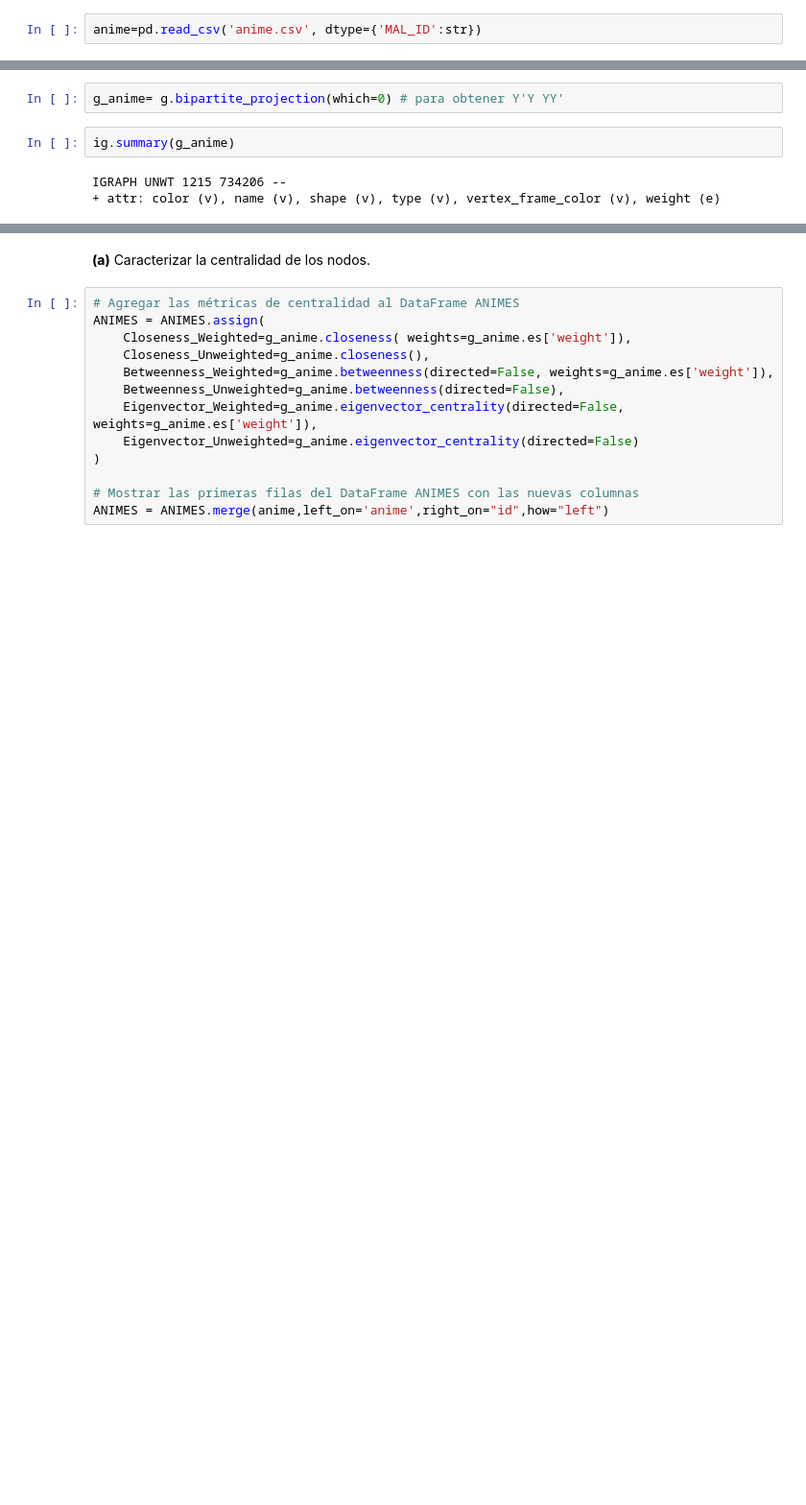
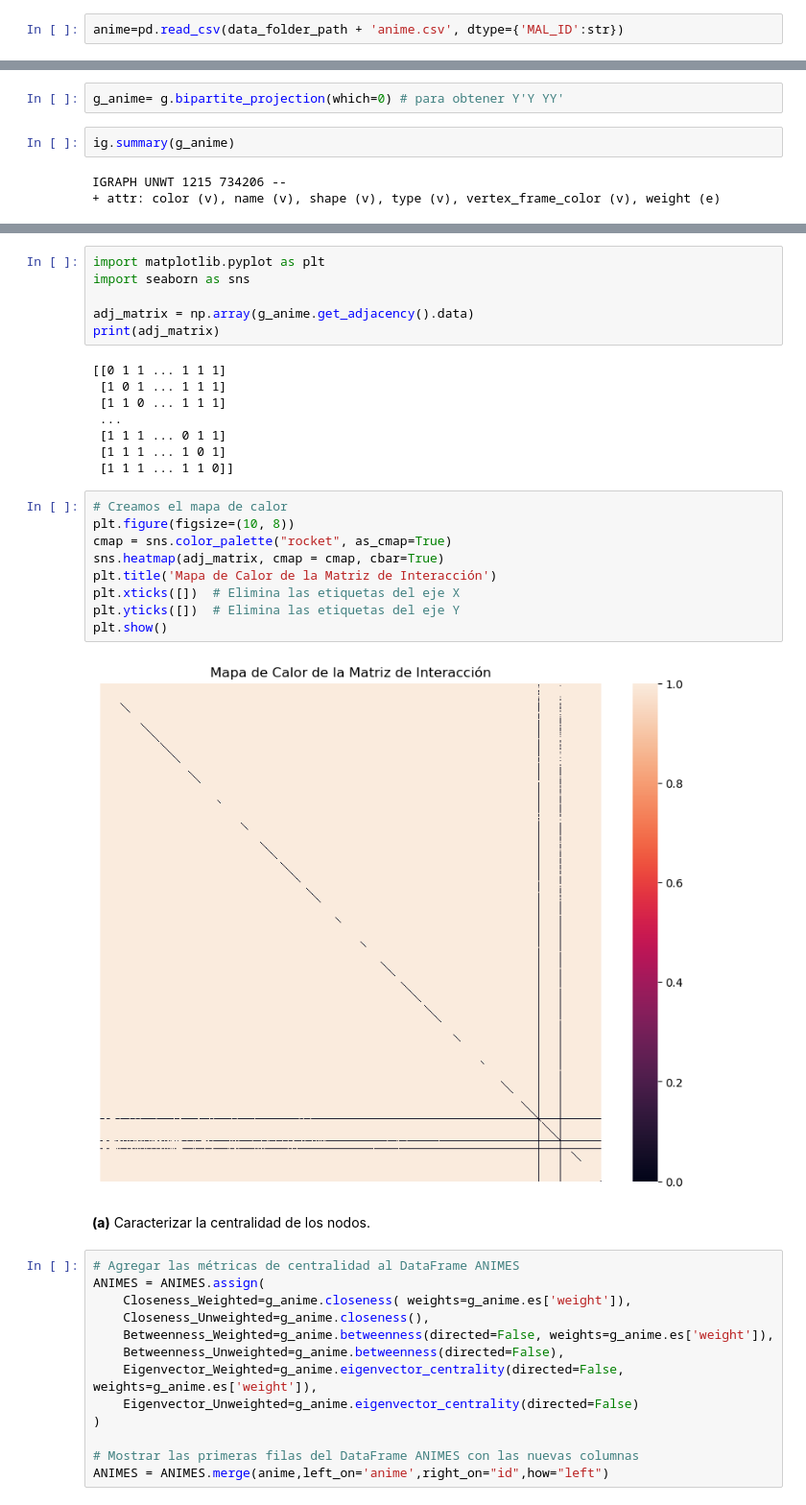
Before and after one commit to aurreg/Anime-Network-Project, a Jupyter notebook: Scripts/Descriptive analysis of the bipartite network.ipynb, the cells around one changed output, grey strips where cells are left out. Shown at 96% size. Cells and saved outputs as stored; diff of their text form; blank space fills up the shorter version.

```diff
--- a/Scripts/Descriptive analysis of the bipartite network.ipynb
+++ b/Scripts/Descriptive analysis of the bipartite network.ipynb
@@ -77,7 +77,7 @@ IndicesMuestra=pd.read_csv('muestras.txt',dtype={'muestras':str})
 # %%
 IndicesMuestra=IndicesMuestra['muestras']
 # %%
-anime=pd.read_csv('anime.csv', dtype={'MAL_ID':str})
+anime=pd.read_csv(data_folder_path + 'anime.csv', dtype={'MAL_ID':str})
 # %%
 anime['id']=anime["MAL_ID"]
 anime=anime.loc[:,["id","Name","Score","Genres"]]
@@ -297,3 +300,28 @@ plt.show()
+# %%
+import matplotlib.pyplot as plt
+import seaborn as sns
+
+adj_matrix = np.array(g_anime.get_adjacency().data)
+print(adj_matrix)
+# %% [output]
+[[0 1 1 ... 1 1 1]
+ [1 0 1 ... 1 1 1]
+ [1 1 0 ... 1 1 1]
+ ...
+ [1 1 1 ... 0 1 1]
+ [1 1 1 ... 1 0 1]
+ [1 1 1 ... 1 1 0]]
+# %%
+# Creamos el mapa de calor
+plt.figure(figsize=(10, 8))
+cmap = sns.color_palette("rocket", as_cmap=True)
+sns.heatmap(adj_matrix, cmap = cmap, cbar=True)
+plt.title('Mapa de Calor de la Matriz de Interacción')
+plt.xticks([])  # Elimina las etiquetas del eje X
+plt.yticks([])  # Elimina las etiquetas del eje Y
+plt.show()
+# %% [output]
+[figure, added]
 # %% [markdown]
 **(a)**
 Caracterizar la centralidad de los nodos.
```
Also changed, not shown: parts of 13 cells of this notebook, 6 other files.
